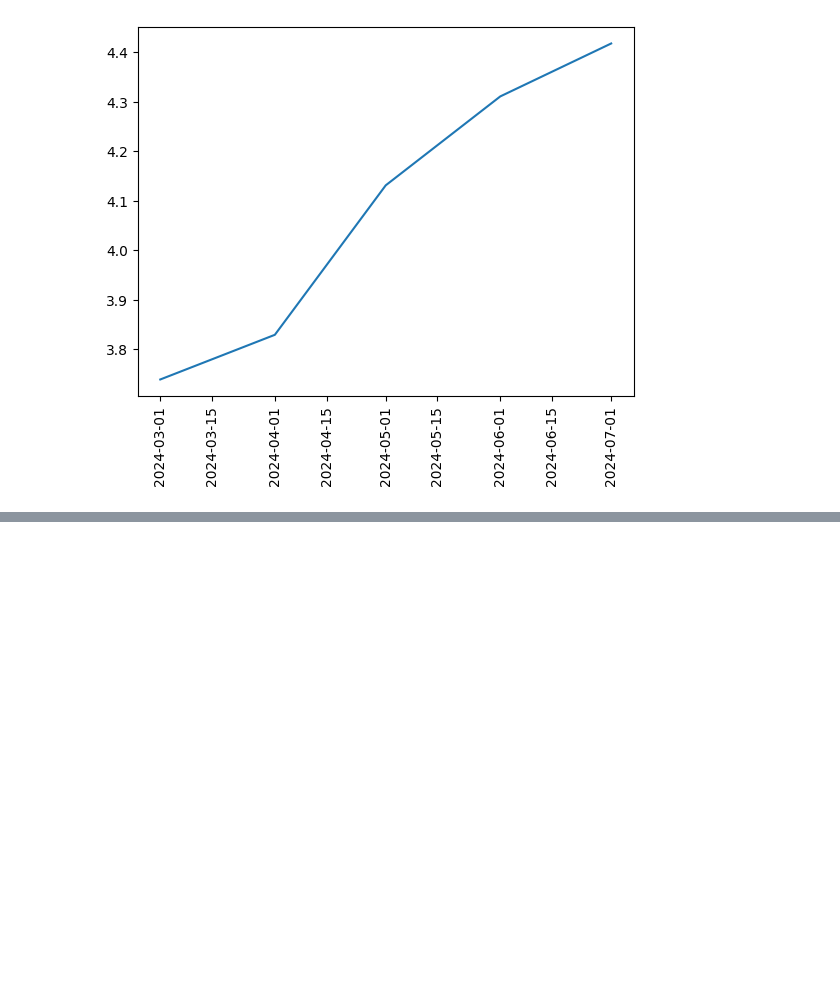
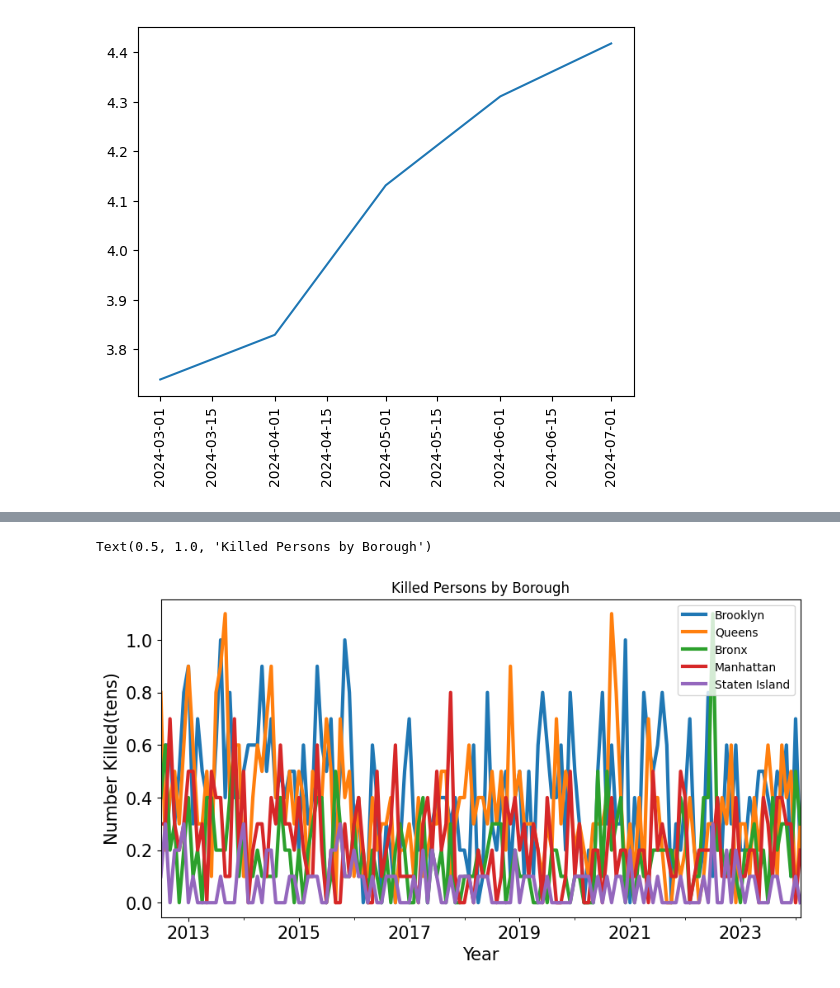
Before and after one commit to Y24-Y3/BigDataProject, a Jupyter notebook: NYC_Crashers.ipynb, the cells around one changed output, grey strips where cells are left out. Cells and saved outputs as stored; diff of their text form; code cells hidden in the pictures; blank space fills up the shorter version.

```diff
--- a/NYC_Crashers.ipynb
+++ b/NYC_Crashers.ipynb
@@ -548,0 +585,13 @@ plt.xticks(rotation=90)
+# %%
+brook_df['num_killed(tens)'].plot(figsize=(10,5), linewidth=3, fontsize=15)
+queen_df['num_killed(tens)'].plot(figsize=(10,5), linewidth=3, fontsize=15)
+bronx_df['num_killed(tens)'].plot(figsize=(10,5), linewidth=3, fontsize=15)
+man_df['num_killed(tens)'].plot(figsize=(10,5), linewidth=3, fontsize=15)
+statIsl_df['num_killed(tens)'].plot(figsize=(10,5), linewidth=3, fontsize=15)
+plt.xlabel('Year', fontsize=15);
+plt.ylabel('Number Killed(tens)', fontsize=15);
+plt.legend(('Brooklyn','Queens','Bronx','Manhattan','Staten Island'))
+plt.title("Killed Persons by Borough")
+# %% [output]
+Text(0.5, 1.0, 'Killed Persons by Borough')
+[figure, added]
```
Also changed, not shown: parts of 24 cells of this notebook.
